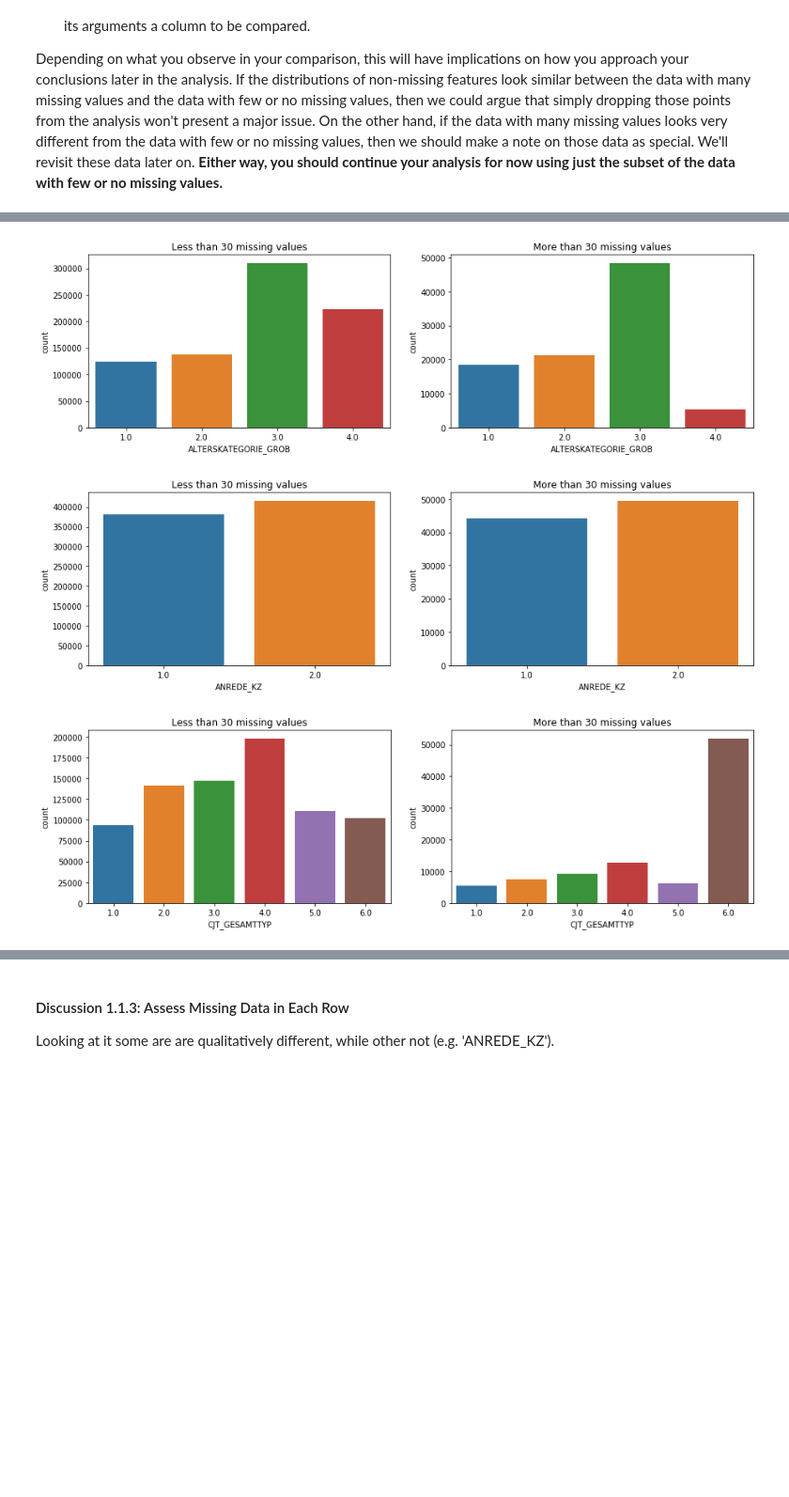
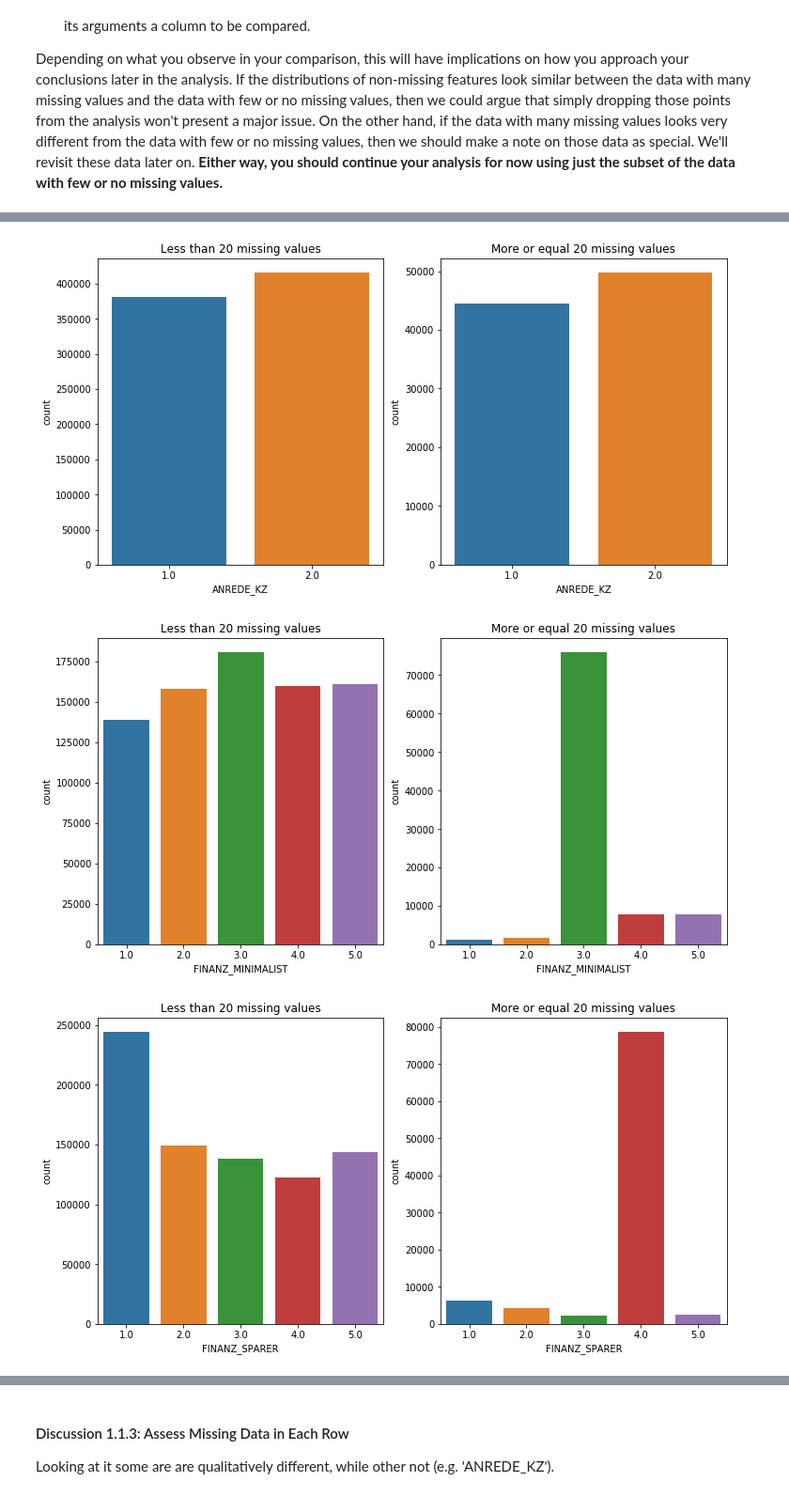
Before and after one commit to MyWay/Identify-customer-segments, a Jupyter notebook: Identify_Customer_Segments.ipynb, the cells around one changed output, grey strips where cells are left out. Shown at 94% size. Cells and saved outputs as stored; diff of their text form; code cells hidden in the pictures; blank space fills up the shorter version.

```diff
--- a/Identify_Customer_Segments.ipynb
+++ b/Identify_Customer_Segments.ipynb
@@ -110,17 +110,23 @@ attributes = azdias.columns.values
 azdias_copy = azdias.copy(deep=True)
 azdias_copy = azdias_copy.replace({'X': np.nan, 'XX': np.nan})
 
+def transform_to_nan(x):
+    if x in ['[-1,X]', '[XX]', '[-1,XX]']:
+        return '[-1]'
+    else:
+        return x
+
 def transform_missing(col):
     # handling different cases of missing
-    col = col.apply(lambda x: '[-1]' if x in ['[-1,X]', '[XX]', '[-1,XX]'] else x)
-    # load column
+    col = col.apply(transform_to_nan)
+    # load back column
     col = [eval(col[i]) for i in col.index]
     return col
 
 feat_info['missing_transform'] = transform_missing(feat_info['missing_or_unknown'])
 
-for i, col in enumerate(feat_info['attribute']):
-    azdias_copy.loc[azdias_copy[col].isin(feat_info['missing_transform'][i]), col] = np.nan
+for i, j in enumerate(attributes):
+    azdias_copy.loc[azdias_copy[j].isin(feat_info['missing_transform'][i]), j] = np.nan
 # %%
 azdias['AGER_TYP'].head(10)
 # %% [output]
@@ -220,5 +214,12 @@ azdias_copy.shape
 # Remove the outlier columns from the dataset. (You'll perform other data
 # engineering tasks such as re-encoding and imputation later.)
 
-missing_per_column_higher = missing_per_column[missing_per_column > 200000]
-azdias_copy.drop(missing_per_column_higher.index, axis=1, inplace=True)
+# note from the graph, most of columns have less than 200k missing values
+# so it's a good outlier delimiter
+
+for name, col in missing_per_column[missing_per_column > 200000].items():
+    print('Dropping {}'.format(name))
+    # azdias_copy.drop([name], axis=1, inplace=True)
+
+cols_to_drop = ['AGER_TYP','GEBURTSJAHR','TITEL_KZ','ALTER_HH','KK_KUNDENTYP','KBA05_BAUMAX']
+azdias_copy.drop(labels=cols_to_drop, axis=1, inplace=True)
@@ -257,9 +264,10 @@ plt.show()
 # Write code to divide the data into two subsets based on the number of missing
 # values in each row.
 
+missing_delimiter = 20
 azdias_copy['null_count'] = azdias_copy.isnull().sum(axis=1)
-azdias_low = azdias_copy.query('null_count < 21').drop('null_count', axis=1)
-azdias_high = azdias_copy.query('null_count > 20').drop('null_count', axis=1)
+azdias_low = azdias_copy.query('null_count < 20').drop('null_count', axis=1)
+azdias_high = azdias_copy.query('null_count >= 20').drop('null_count', axis=1)
 del azdias_copy['null_count']
 # %%
 azdias_low.shape
@@ -272,21 +280,25 @@ azdias_high.shape
 # %%
 # Compare the distribution of values for at least five columns where there are
 # no or few missing values, between the two subsets.
 
 def plot_sub(column_name):
     import seaborn as sb
-    plt.figure(figsize=(15, 4))
+    plt.figure(figsize=(12, 6))
     plt.subplot(1, 2, 1)
     sb.countplot(azdias_low[column_name])
-    plt.title('Less than 30 missing values')
+    plt.title('Less than {} missing values'.format(missing_delimiter))
     plt.subplot(1, 2, 2)
     sb.countplot(azdias_high[column_name])
-    plt.title('More than 30 missing values')
+    plt.title('More or equal {} missing values'.format(missing_delimiter))
 
+# getting plot for 5 columns as specified
 attributes = azdias_copy.columns.values
-for attr in attributes[:5]:
-    plot_sub(attr)
+plot_sub('ANREDE_KZ')
+plot_sub('FINANZ_MINIMALIST')
+plot_sub('FINANZ_SPARER')
+plot_sub('ALTERSKATEGORIE_GROB')
+plot_sub('CJT_GESAMTTYP')
 # %% [output]
-[figure, old version]
+[figure, new version]
-[figure, old version]
+[figure, new version]
-[figure, old version]
+[figure, new version]
```
Also changed, not shown: parts of 50 cells of this notebook.
